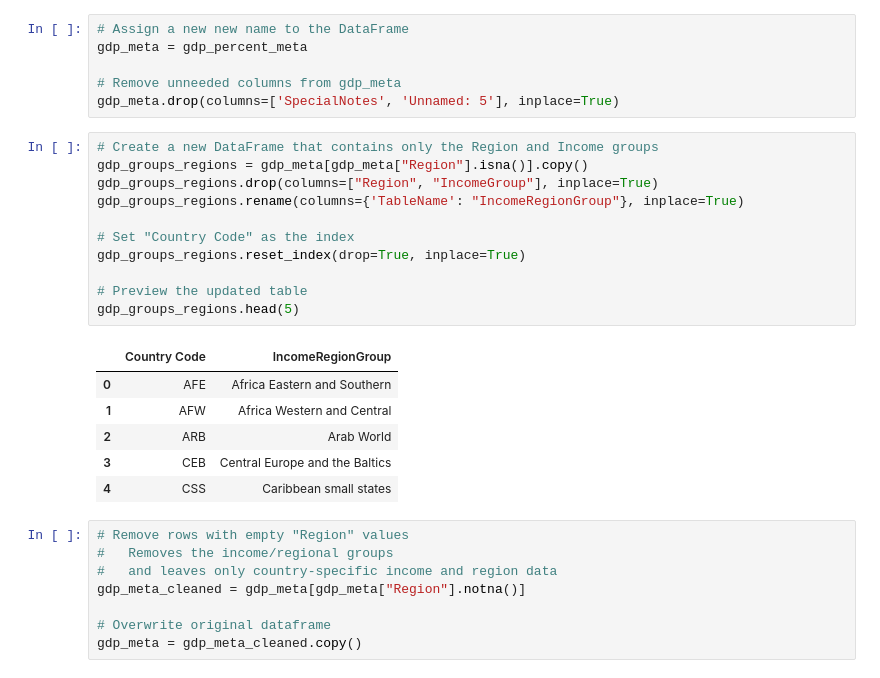
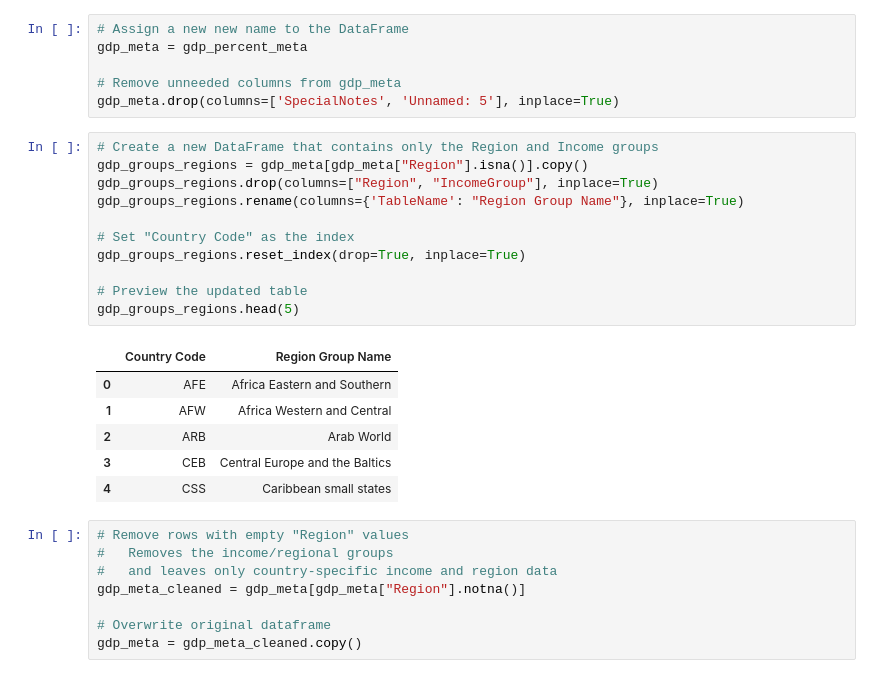
Before and after one commit to katiemackness/gdp-sostenibilidad, a Jupyter notebook: notebooks-english/1a_Discovery_Structuring_GDP.ipynb, the cells around one changed output. Cells and saved outputs as stored; diff of their text form.

```diff
--- a/notebooks-english/1a_Discovery_Structuring_GDP.ipynb
+++ b/notebooks-english/1a_Discovery_Structuring_GDP.ipynb
@@ -415,16 +415,16 @@ gdp_meta.drop(columns=['SpecialNotes', 'Unnamed: 5'], inplace=True)
 # %%
 # Create a new DataFrame that contains only the Region and Income groups
 gdp_groups_regions = gdp_meta[gdp_meta["Region"].isna()].copy()
 gdp_groups_regions.drop(columns=["Region", "IncomeGroup"], inplace=True)
-gdp_groups_regions.rename(columns={'TableName': "IncomeRegionGroup"}, inplace=True)
+gdp_groups_regions.rename(columns={'TableName': "Region Group Name"}, inplace=True)
 
 # Set "Country Code" as the index
 gdp_groups_regions.reset_index(drop=True, inplace=True)
 
 # Preview the updated table
 gdp_groups_regions.head(5)
 # %% [output]
-|  | Country Code | IncomeRegionGroup |
+|  | Country Code | Region Group Name |
 | 0 | AFE | Africa Eastern and Southern |
 | 1 | AFW | Africa Western and Central |
 | 2 | ARB | Arab World |
```
Also changed, not shown: parts of 8 cells of this notebook, 2 other files.
